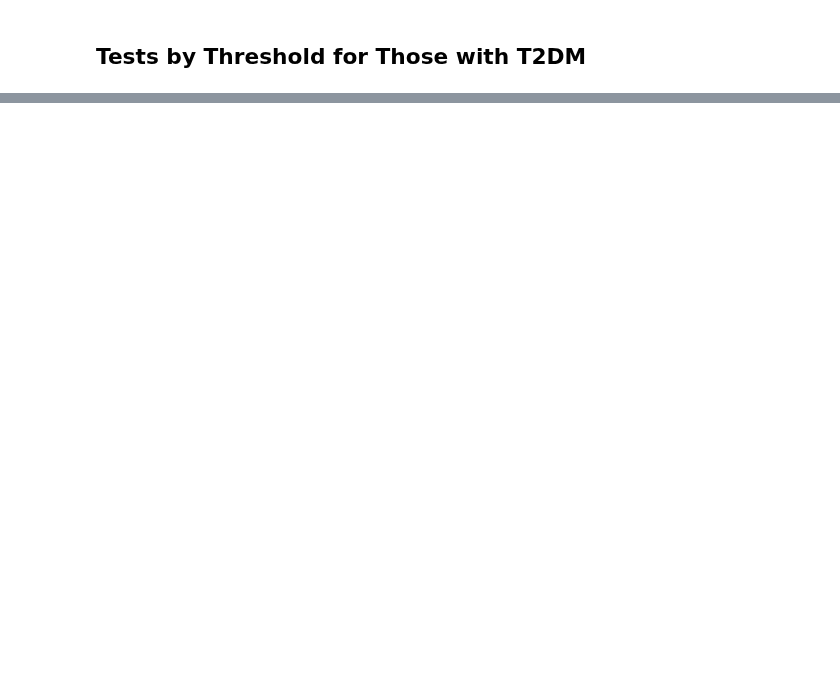
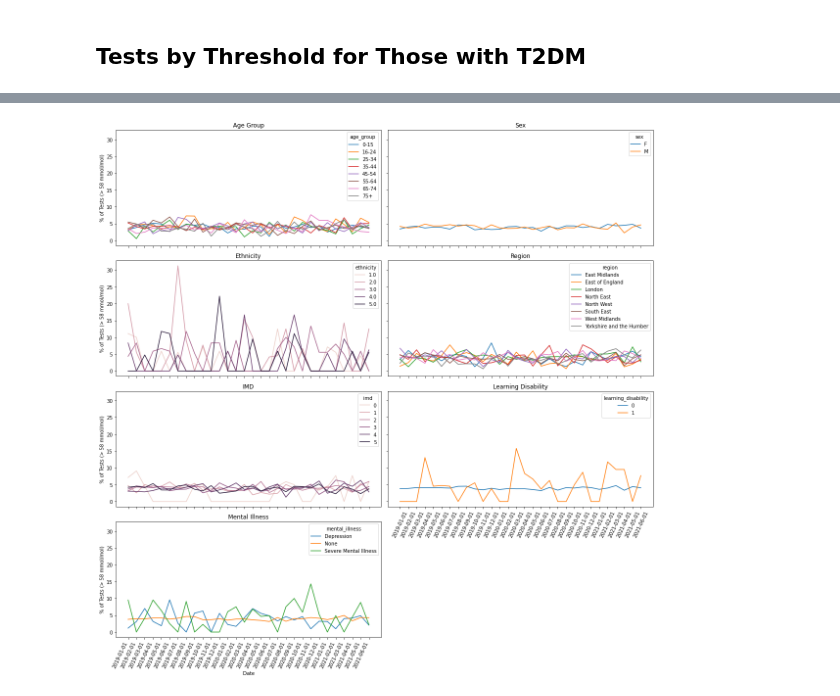
Before and after one commit to opensafely/HbA1c-levels, a Jupyter notebook: notebooks/charts.ipynb, the cells around one changed output, grey strips where cells are left out. Saved outputs shown, nothing was run; the diff lists cells and outputs as text; code cells hidden in the pictures; blank space fills up the shorter version.

```diff
--- a/notebooks/charts.ipynb
+++ b/notebooks/charts.ipynb
@@ -180,0 +251,6 @@ create_plotgrid('hba1c_gt_75',df_age_t2dm, df_sex_t2dm, df_eth_t2dm,
+# %%
+# > 58
+create_plotgrid('hba1c_gt_58_pct',df_age_t2dm, df_sex_t2dm, df_eth_t2dm,
+                df_reg_t2dm, df_imd_t2dm, df_ld_t2dm, df_mi_t2dm, '% of Tests (> 58 mmol/mol)')
+# %% [output]
+[figure, added]
```
Also changed, not shown: parts of 46 cells of this notebook, 1 other file.
